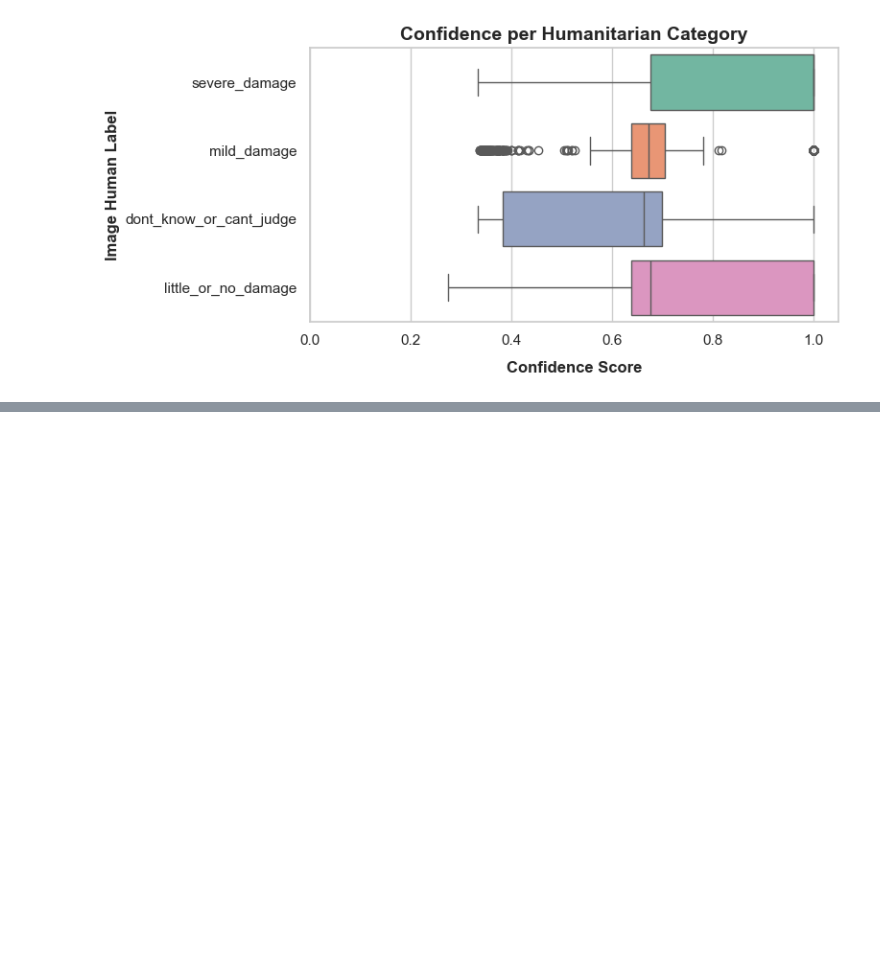
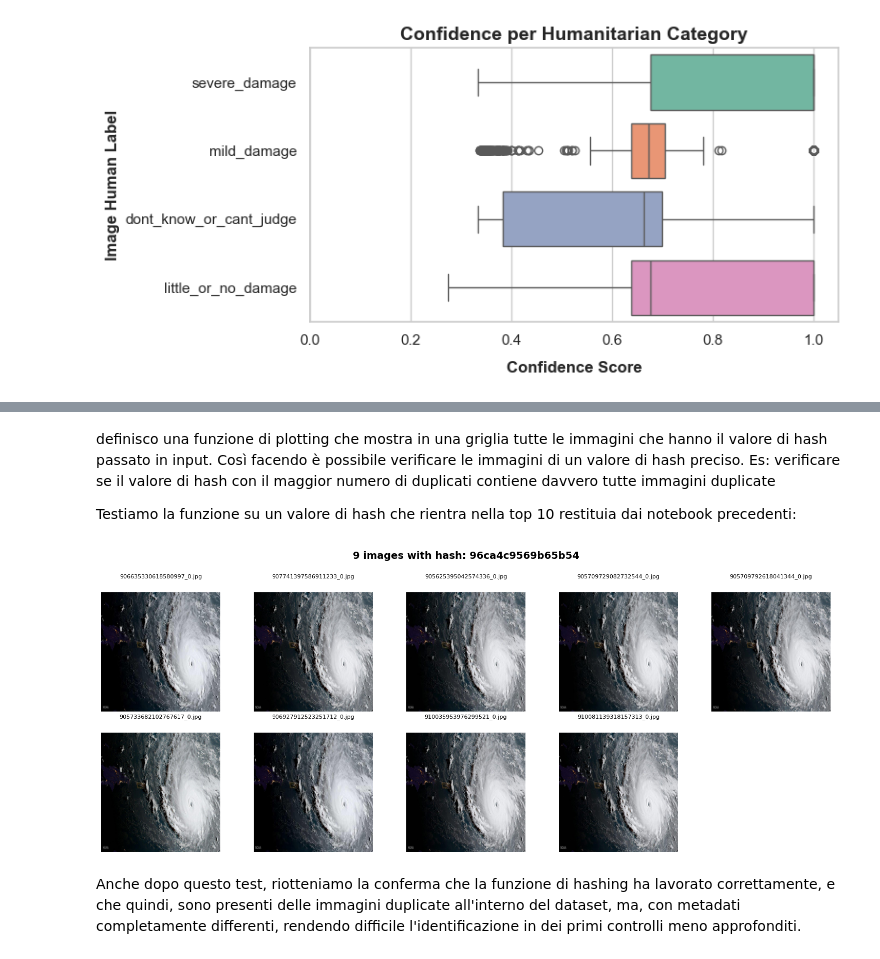
Before and after one commit to andreaceto/multimodal-crisis-classification, a Jupyter notebook: eda/images_analysis.ipynb, the cells around one changed output, grey strips where cells are left out. Saved outputs shown, nothing was run; the diff lists cells and outputs as text; code cells hidden in the pictures; blank space fills up the shorter version.

```diff
--- a/eda/images_analysis.ipynb
+++ b/eda/images_analysis.ipynb
@@ -272,0 +497,19 @@ plot_confidence_boxplot(df, "image_damage", "image_damage_conf", "Confidence per
+# %% [markdown]
+definisco una funzione di plotting che mostra in una griglia tutte le immagini che hanno il valore di hash passato in input.
+Così facendo è possibile verificare le immagini di un valore di hash preciso.
+Es: verificare se il valore di hash con il maggior numero di duplicati contiene davvero tutte immagini duplicate
+
+Testiamo la funzione su un valore di hash che rientra nella top 10 restituia dai notebook precedenti:
+# %%
+# Supponiamo che tu abbia l'hash in formato stringa
+hash_string = "96ca4c9569b65b54"
+
+# Converti la stringa in oggetto ImageHash
+hash_value = imagehash.hex_to_hash(hash_string)
+
+# Ora puoi passarlo alla funzione
+show_duplicate_grid_by_hash(df, hash_value)
+# %% [output]
+[figure, added]
+# %% [markdown]
+Anche dopo questo test, riotteniamo la conferma che la funzione di hashing ha lavorato correttamente, e che quindi, sono presenti delle immagini duplicate all'interno del dataset, ma, con metadati completamente differenti, rendendo difficile l'identificazione in dei primi controlli meno approfonditi.
```
Also changed, not shown: parts of 20 cells of this notebook.
